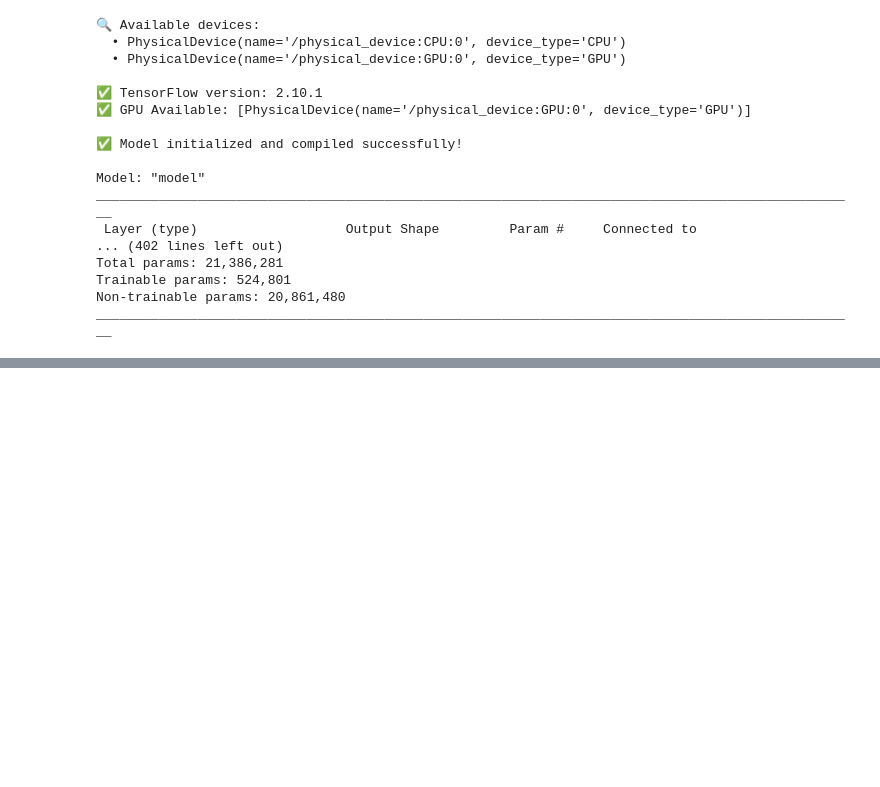
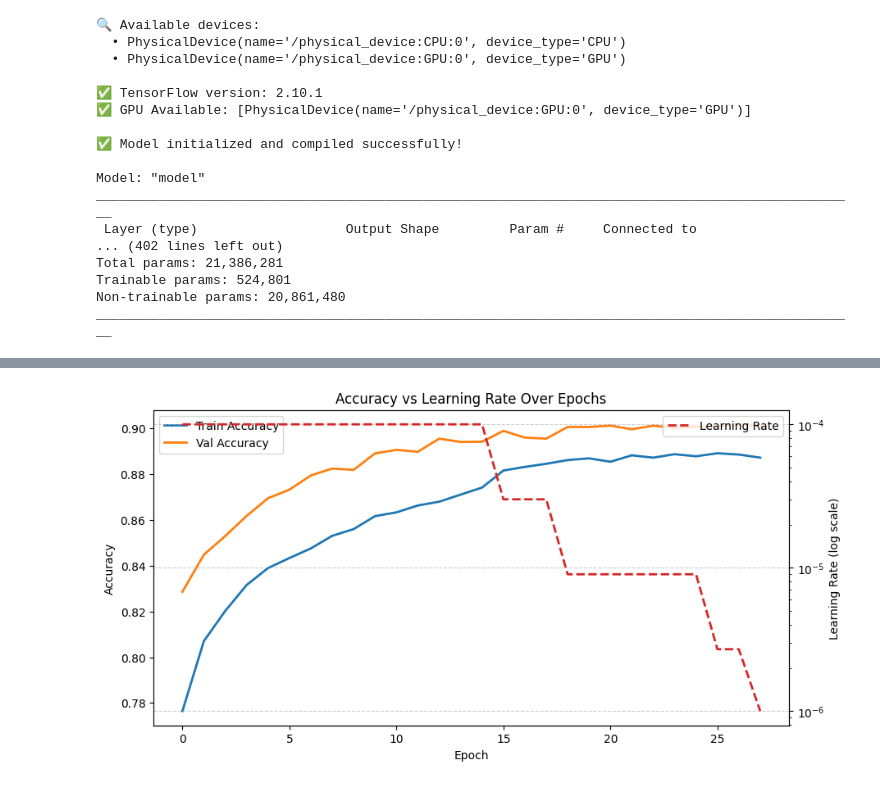
Before and after one commit to shanmukhsainandavarapu/Deepfake_Temp, a Jupyter notebook: Model.ipynb, the cells around one changed output, grey strips where cells are left out. Saved outputs shown, nothing was run; the diff lists cells and outputs as text; code cells hidden in the pictures; blank space fills up the shorter version.

```diff
--- a/Model.ipynb
+++ b/Model.ipynb
@@ -358,0 +409,20 @@ Epoch 28/30
+# %%
+fig, ax1 = plt.subplots(figsize=(10,5))
+
+ax1.plot(history_dict['accuracy'], label='Train Accuracy', color='tab:blue', linewidth=2)
+ax1.plot(history_dict['val_accuracy'], label='Val Accuracy', color='tab:orange', linewidth=2)
+ax1.set_xlabel('Epoch')
+ax1.set_ylabel('Accuracy')
+ax1.legend(loc='upper left')
+
+ax2 = ax1.twinx()
+ax2.plot(history_dict['lr'], label='Learning Rate', color='tab:red', linestyle='--', linewidth=2)
+ax2.set_ylabel('Learning Rate (log scale)')
+ax2.set_yscale('log')
+ax2.legend(loc='upper right')
+
+plt.title('Accuracy vs Learning Rate Over Epochs')
+plt.grid(True, linestyle='--', alpha=0.6)
+plt.show()
+# %% [output]
+[figure, added]
```
Also changed, not shown: parts of 6 cells of this notebook, 2 other files.
